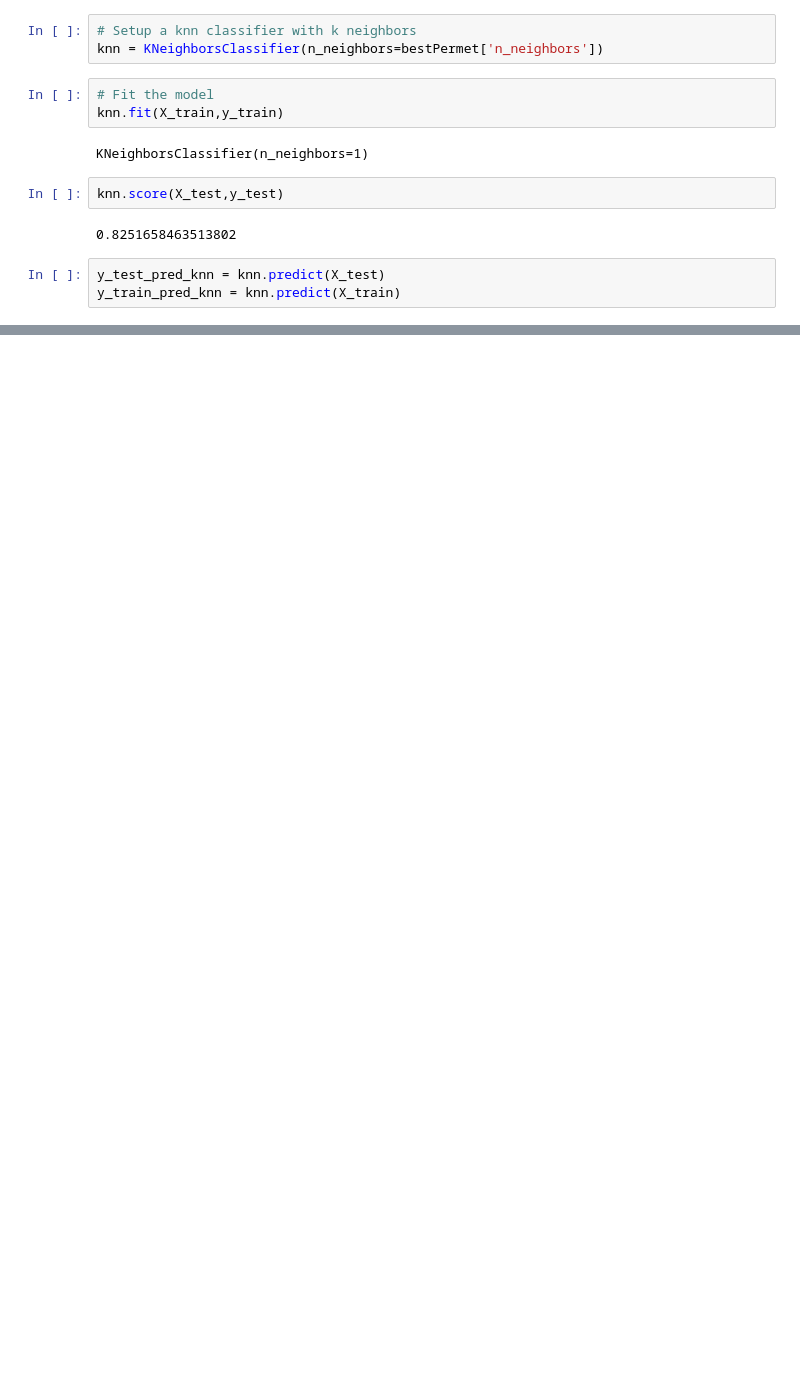
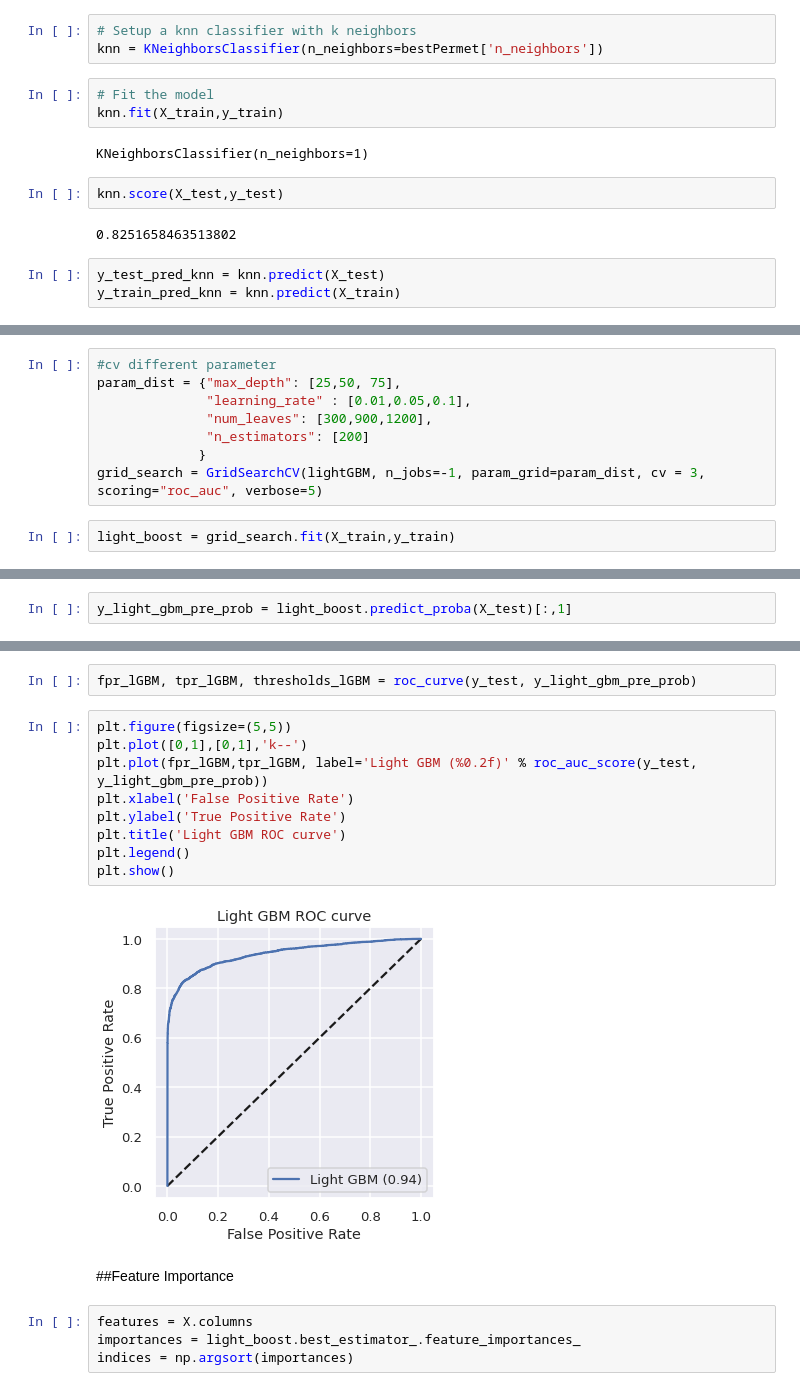
Before and after one commit to Anku0210/Credit-Card-Default-Prediction, a Jupyter notebook: Credit_Card_Default_Prediction_Capstone_Project.ipynb, the cells around one changed output, grey strips where cells are left out. Saved outputs shown, nothing was run; the diff lists cells and outputs as text; blank space fills up the shorter version.

```diff
--- a/Credit_Card_Default_Prediction_Capstone_Project.ipynb
+++ b/Credit_Card_Default_Prediction_Capstone_Project.ipynb
@@ -937,0 +1070,10 @@ y_train_pred_knn = knn.predict(X_train)
+# %%
+#cv different parameter
+param_dist = {"max_depth": [25,50, 75],
+              "learning_rate" : [0.01,0.05,0.1],
+              "num_leaves": [300,900,1200],
+              "n_estimators": [200]
+             }
+grid_search = GridSearchCV(lightGBM, n_jobs=-1, param_grid=param_dist, cv = 3, scoring="roc_auc", verbose=5)
+# %%
+light_boost = grid_search.fit(X_train,y_train)
@@ -937,0 +1092,2 @@ y_train_pred_knn = knn.predict(X_train)
+# %%
+y_light_gbm_pre_prob = light_boost.predict_proba(X_test)[:,1]
@@ -937,0 +1127,19 @@ y_train_pred_knn = knn.predict(X_train)
+# %%
+fpr_lGBM, tpr_lGBM, thresholds_lGBM = roc_curve(y_test, y_light_gbm_pre_prob)
+# %%
+plt.figure(figsize=(5,5))
+plt.plot([0,1],[0,1],'k--')
+plt.plot(fpr_lGBM,tpr_lGBM, label='Light GBM (%0.2f)' % roc_auc_score(y_test, y_light_gbm_pre_prob))
+plt.xlabel('False Positive Rate')
+plt.ylabel('True Positive Rate')
+plt.title('Light GBM ROC curve')
+plt.legend()
+plt.show()
+# %% [output]
+[figure, added]
+# %% [markdown]
+##Feature Importance
+# %%
+features = X.columns
+importances = light_boost.best_estimator_.feature_importances_
+indices = np.argsort(importances)
```
Also changed, not shown: parts of 53 cells of this notebook.
